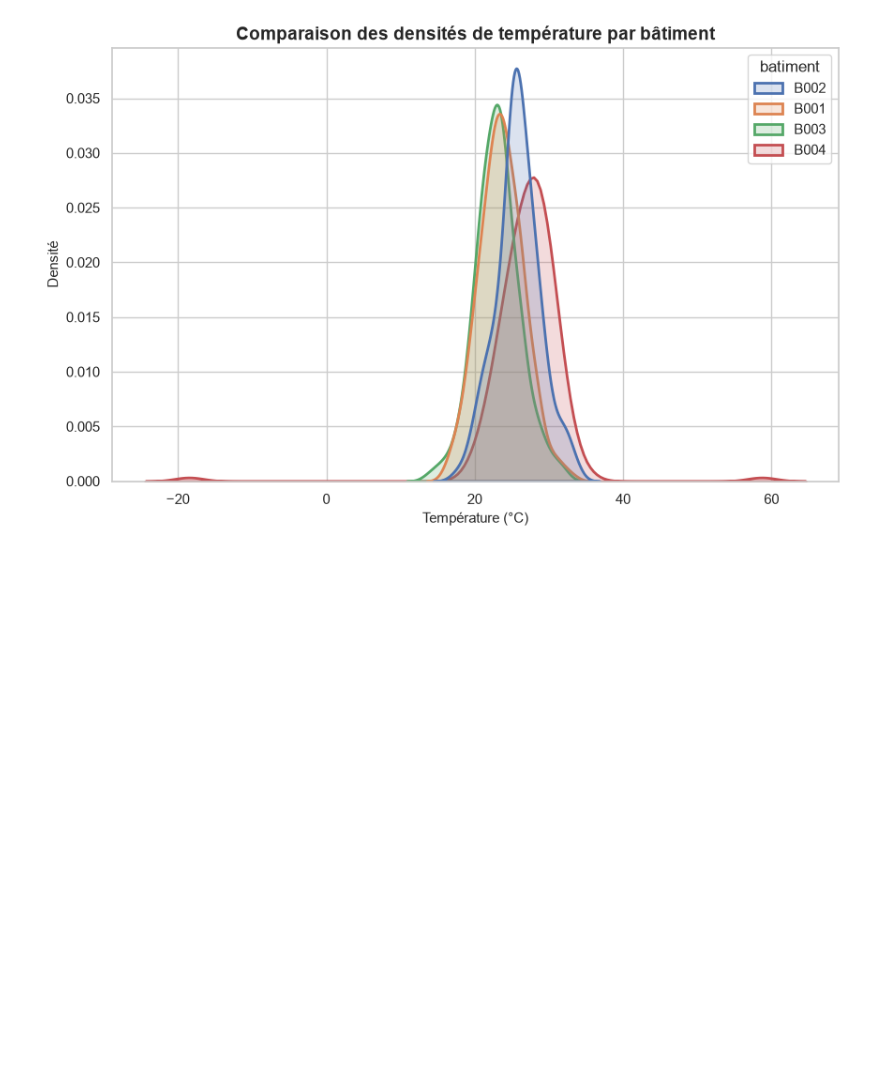
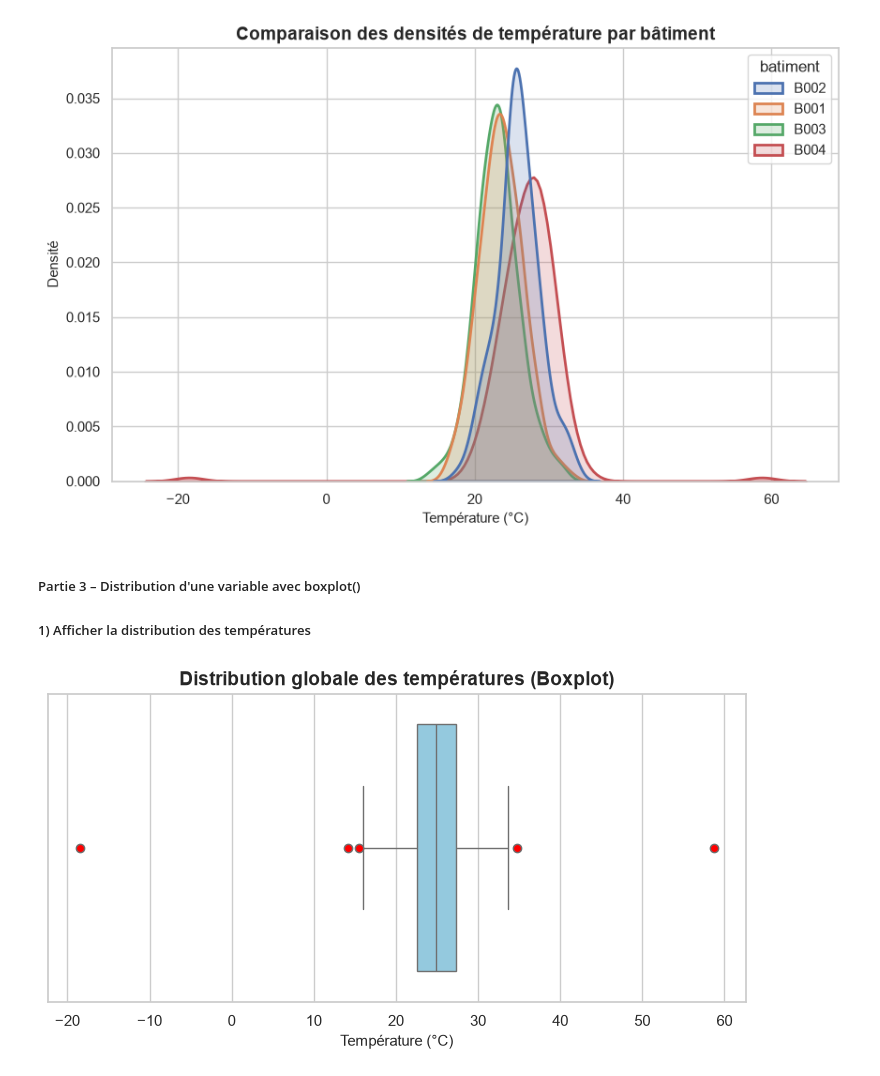
Before and after one commit to cheikhahmedtidiane/atelier_seaborn_iot, a Jupyter notebook: notebooks/atelier_seaborn_iot.ipynb, the cells around one changed output. Cells and saved outputs as stored; diff of their text form; code cells hidden in the pictures; blank space fills up the shorter version.

Commit message:
Partie 3 – Distribution d'une variable avec boxplot()

```diff
--- a/notebooks/atelier_seaborn_iot.ipynb
+++ b/notebooks/atelier_seaborn_iot.ipynb
@@ -184,3 +184,24 @@ plt.ylabel("Densité", fontsize=11)
 plt.show()
 # %% [output]
 [figure]
+# %% [markdown]
+##### Partie 3 – Distribution d'une variable avec boxplot()
+##### 1) Afficher la distribution des températures
+# %%
+sns.set_theme(style="whitegrid")
+
+# Création du boxplot (horizontal)
+plt.figure(figsize=(9, 4))
+sns.boxplot(
+    data=df,
+    x="temperature",
+    color="skyblue",     # Couleur de remplissage de la boîte
+    flierprops={"markerfacecolor": "red", "marker": "o"} # Colore les valeurs aberrantes en rouge
+)
+
+plt.title("Distribution globale des températures (Boxplot)", fontsize=14, fontweight="bold")
+plt.xlabel("Température (°C)", fontsize=11)
+
+plt.show()
+# %% [output]
+[figure, added]
```
Also changed, not shown: parts of 5 cells of this notebook.
